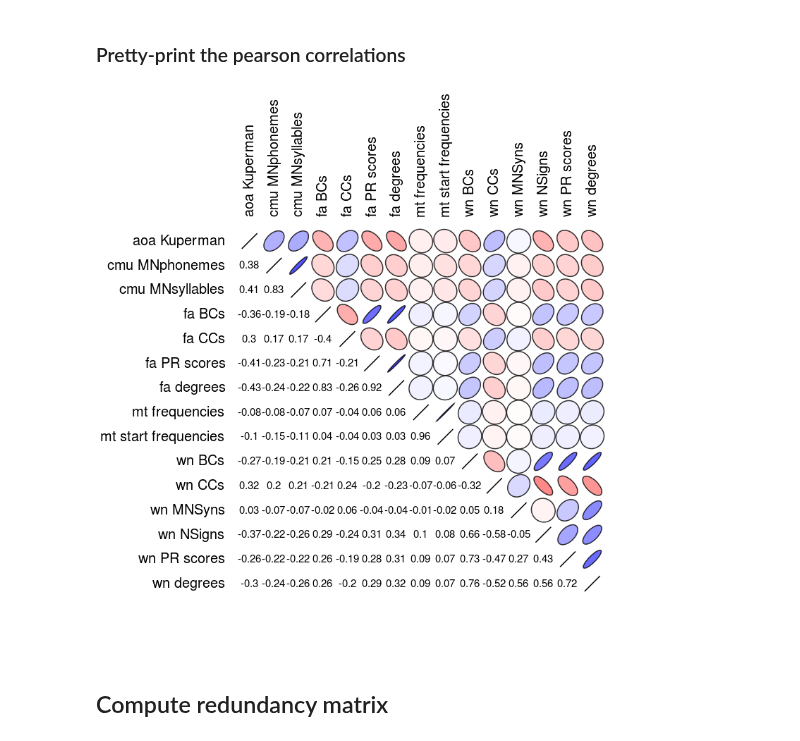
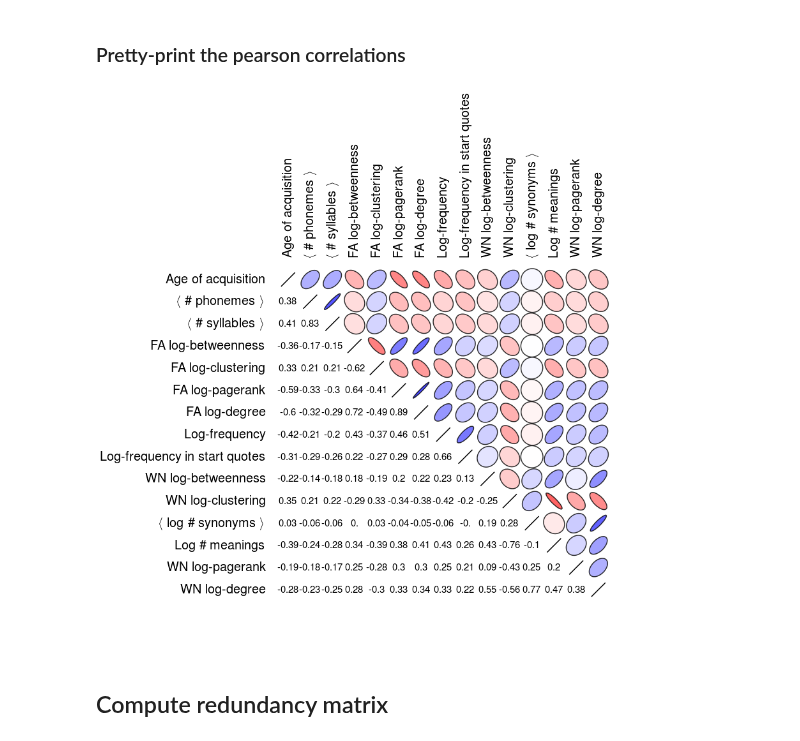
Before and after one commit to wehlutyk/brainscopypaste, a Jupyter notebook: feature_correlations.ipynb, the cells around one changed output. Drawn from its saved outputs; the diff is of its cells as text; code cells hidden in the pictures.

Commit message:
Fix log-handling and labeling in correlation plots

```diff
--- a/feature_correlations.ipynb
+++ b/feature_correlations.ipynb
@@ -18,7 +18,15 @@ for fsrc, feature in st.mt_analysis_features.iteritems():
     for ftype, finfo in feature.iteritems():
         fname = fsrc  + '_' + ftype
         filename = finfo['file'].format('all')
-        features[fname] = ps.load(filename)
+        fraw = ps.load(filename)
+        # Log-convert if asked to
+        if st.mt_analysis_features[fsrc][ftype]['log']:
+            fdata = {}
+            for k, v in fraw.iteritems():
+                fdata[k] = np.log(v)
+        else:
+            fdata = fraw
+        features[fname] = fdata
 # %%
 # Get lists of common words between all pairs of features
 common_words = {}
@@ -143,6 +151,30 @@ def pretty_plot_correlations(correlations, labels, size_scaling=1.0,
     ax.set_xlim(- 0.1, 1.1)
     ax.set_ylim(- 0.1, 1.1)
     ax.axis('off')
+# %%
+# Translating internal feature names to public names
+tr_map = {'aoa_Kuperman': 'Age of acquisition',
+          'cmu_MNphonemes': r'$\left< \right.$ \# phonemes $\left. \right>$',
+          'cmu_MNsyllables': r'$\left< \right.$ \# syllables $\left. \right>$',
+          'fa_BCs': 'FA log-betweenness',
+          'fa_CCs': 'FA log-clustering',
+          'fa_degrees': 'FA log-degree',
+          'fa_PR_scores': 'FA log-pagerank',
+          'mt_frequencies': 'Log-frequency',
+          'mt_start_frequencies': 'Log-frequency in start quotes',
+          'wn_BCs': 'WN log-betweenness',
+          'wn_CCs': 'WN log-clustering',
+          'wn_degrees': 'WN log-degree',
+          'wn_MNSyns': r'Log $\left< \right.$ \# synonyms $\left. \right>$',
+          'wn_NSigns': r'Log \# meanings',
+          'wn_PR_scores': 'WN log-pagerank'}
+
+def translate(labels):
+    """Translate a list of internal labels to human-readable ones."""
+    if isinstance(labels, list):
+        return [tr_map[l] for l in labels]
+    else:
+        return tr_map[labels]
 # %% [markdown]
 ### Mutual information functions
 # %%
@@ -190,7 +222,7 @@ pearson_correlations = np.zeros((n, n))
 # Fill in the correlations
 for i, (fname, f) in enumerate(sorted(features.iteritems())):
     f_coords[fname] = i
-    labels.append(fname.replace('_', ' '))
+    labels.append(fname)
 
 for i, (fname1, f1) in enumerate(sorted(features.iteritems())):
     for j, (fname2, f2) in enumerate(sorted(features.iteritems())):
@@ -211,9 +243,9 @@ for i, (fname1, f1) in enumerate(sorted(features.iteritems())):
 # %% [markdown]
 ### Pretty-print the pearson correlations
 # %%
-pretty_plot_correlations(pearson_correlations, labels, size_scaling=2.8, cor_fontsize=15, label_fontsize=20)
+pretty_plot_correlations(pearson_correlations, translate(labels), size_scaling=2.8, cor_fontsize=15, label_fontsize=20)
 # %% [output]
-[figure, old version]
+[figure, new version]
 # %% [markdown]
 ## Compute redundancy matrix
 # %%
```
Also changed, not shown: parts of 2 cells of this notebook, 4 other files.
